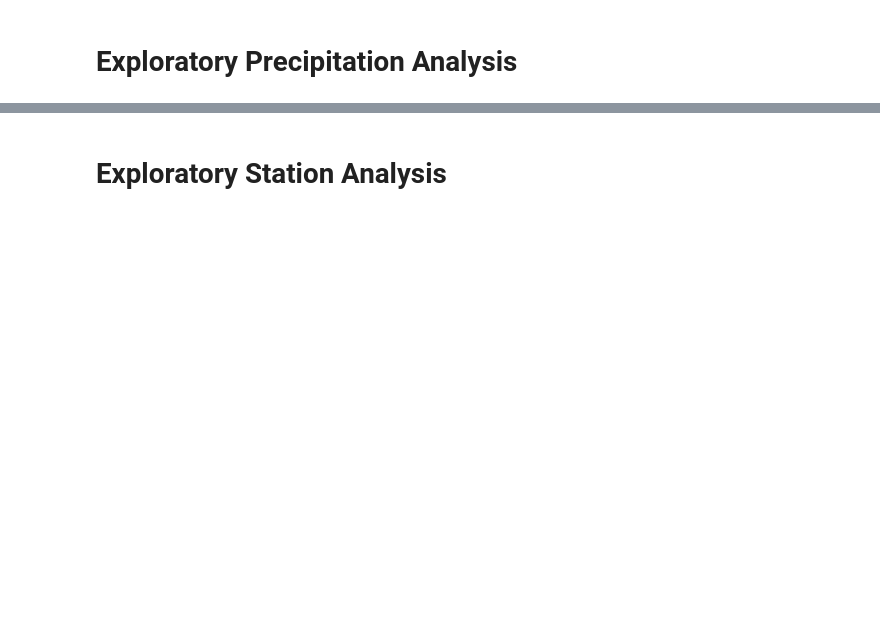
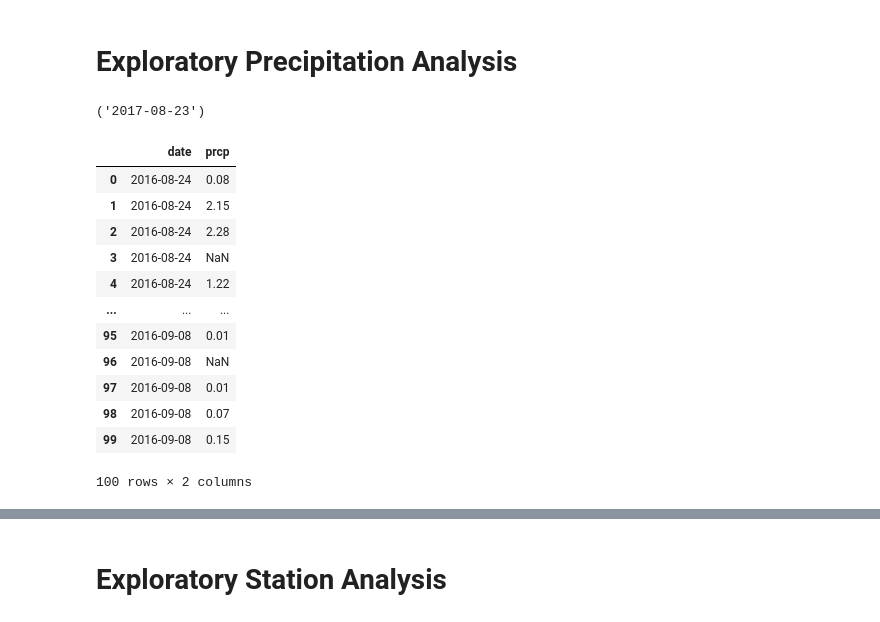
Before and after one commit to davew306/sqlalchemy--challenge, a Jupyter notebook: climate_starter.ipynb, the cells around one changed output, grey strips where cells are left out. Cells and saved outputs as stored; diff of their text form; code cells hidden in the pictures; blank space fills up the shorter version.

```diff
--- a/climate_starter.ipynb
+++ b/climate_starter.ipynb
@@ -38,6 +67,9 @@ Hawaii = Base.classes.
 # Exploratory Precipitation Analysis
 # %%
 # Find the most recent date in the data set.
+session.query(Measurement.date).order_by(Measurement.date.desc()).first()
+# %% [output]
+('2017-08-23')
 # %%
 # Design a query to retrieve the last 12 months of precipitation data and plot the results.
 # Starting from the most recent data point in the database.
@@ -57,0 +96,18 @@ Hawaii = Base.classes.
+# %%
+df_date = df.sort_values(
+    ["date"], ascending=True)
+df_date.head(100)
+# %% [output]
+|  | date | prcp |
+| 0 | 2016-08-24 | 0.08 |
+| 1 | 2016-08-24 | 2.15 |
+| 2 | 2016-08-24 | 2.28 |
+| 3 | 2016-08-24 | NaN |
+| 4 | 2016-08-24 | 1.22 |
+| ... | ... | ... |
+| 95 | 2016-09-08 | 0.01 |
+| 96 | 2016-09-08 | NaN |
+| 97 | 2016-09-08 | 0.01 |
+| 98 | 2016-09-08 | 0.07 |
+| 99 | 2016-09-08 | 0.15 |
+100 rows × 2 columns
```
Also changed, not shown: parts of 31 cells of this notebook, 3 other files.
